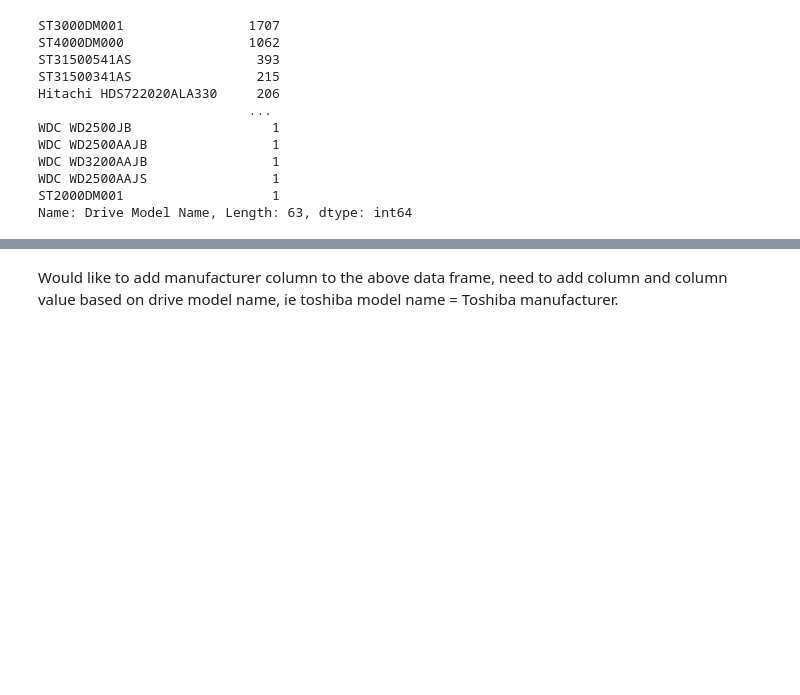
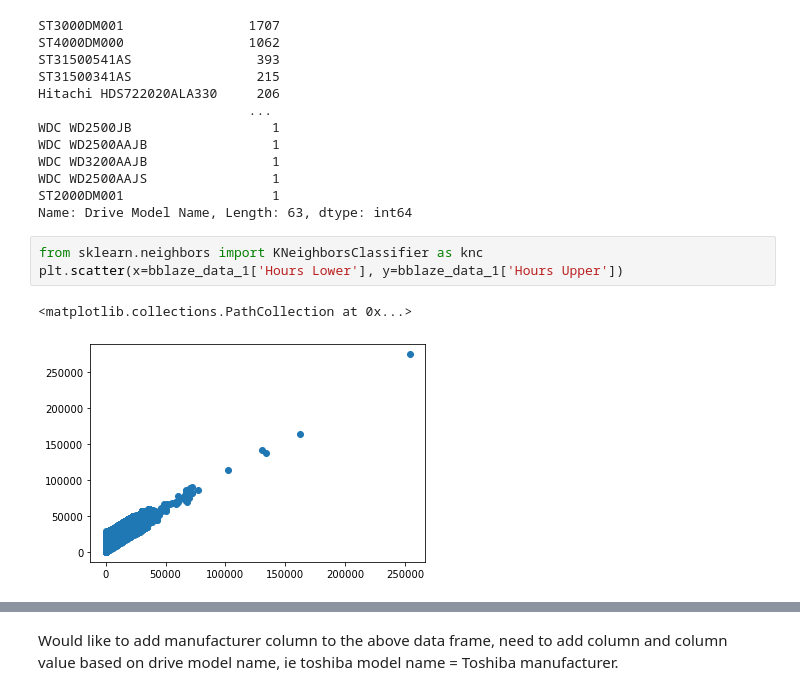
Before and after one commit to football3o/cs105_final, a Jupyter notebook: Final_Project.ipynb, the cells around one changed output, grey strips where cells are left out. Cells and saved outputs as stored; diff of their text form; blank space fills up the shorter version.

Commit message:
Added KNN for hours lower and hours upper

```diff
--- a/Final_Project.ipynb
+++ b/Final_Project.ipynb
@@ -469,3 +469,9 @@ WDC WD3200AAJB                1
 WDC WD2500AAJS                1
 ST2000DM001                   1
 Name: Drive Model Name, Length: 63, dtype: int64
+# %%
+from sklearn.neighbors import KNeighborsClassifier as knc
+plt.scatter(x=bblaze_data_1['Hours Lower'], y=bblaze_data_1['Hours Upper'])
+# %% [output]
+<matplotlib.collections.PathCollection at 0x...>
+[figure, added]
```
Also changed, not shown: parts of 5 cells of this notebook.
